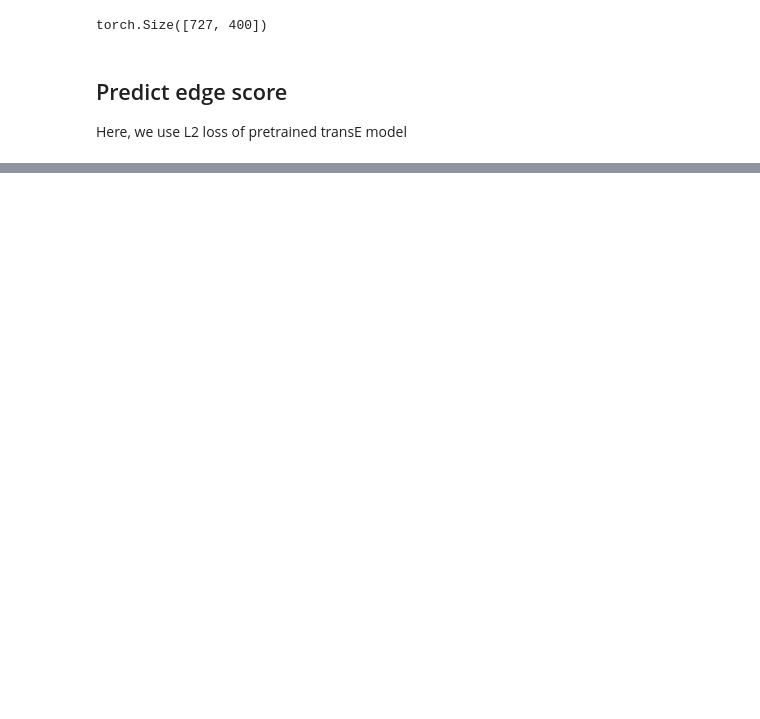
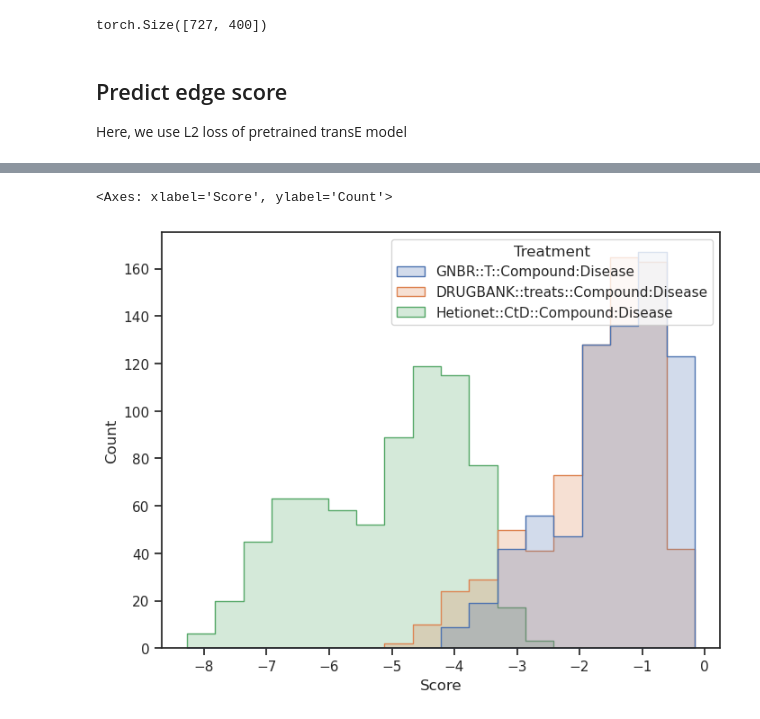
Before and after one commit to open-prophetdb/biomedgps-data, a Jupyter notebook: benchmarks/DRKG_benchmark_MECFS.ipynb, the cells around one changed output, grey strips where cells are left out. Saved outputs shown, nothing was run; the diff lists cells and outputs as text; code cells hidden in the pictures; blank space fills up the shorter version.

```diff
--- a/benchmarks/DRKG_benchmark_MECFS.ipynb
+++ b/benchmarks/DRKG_benchmark_MECFS.ipynb
@@ -178,4 +188,5 @@ results
 # %%
 # Merge back to results
-results = results.merge(drug_cands, on='DrugBankID', how='left')
+results = results.merge(drug_cands, on='DrugBankID', how='right').sort_values(by='Score', ascending=False)
+results
 # %% [output]
@@ -198,0 +218,7 @@ Compound::DB06148       -0.5619710683822632
+# %%
+sns.set(style='ticks')
+fig, ax = plt.subplots(figsize=(8,6))
+sns.histplot(x='Score', hue='Treatment', data=results, element='step', ax=ax)
+# %% [output]
+<Axes: xlabel='Score', ylabel='Count'>
+[figure, added]
```
Also changed, not shown: parts of 28 cells of this notebook.
